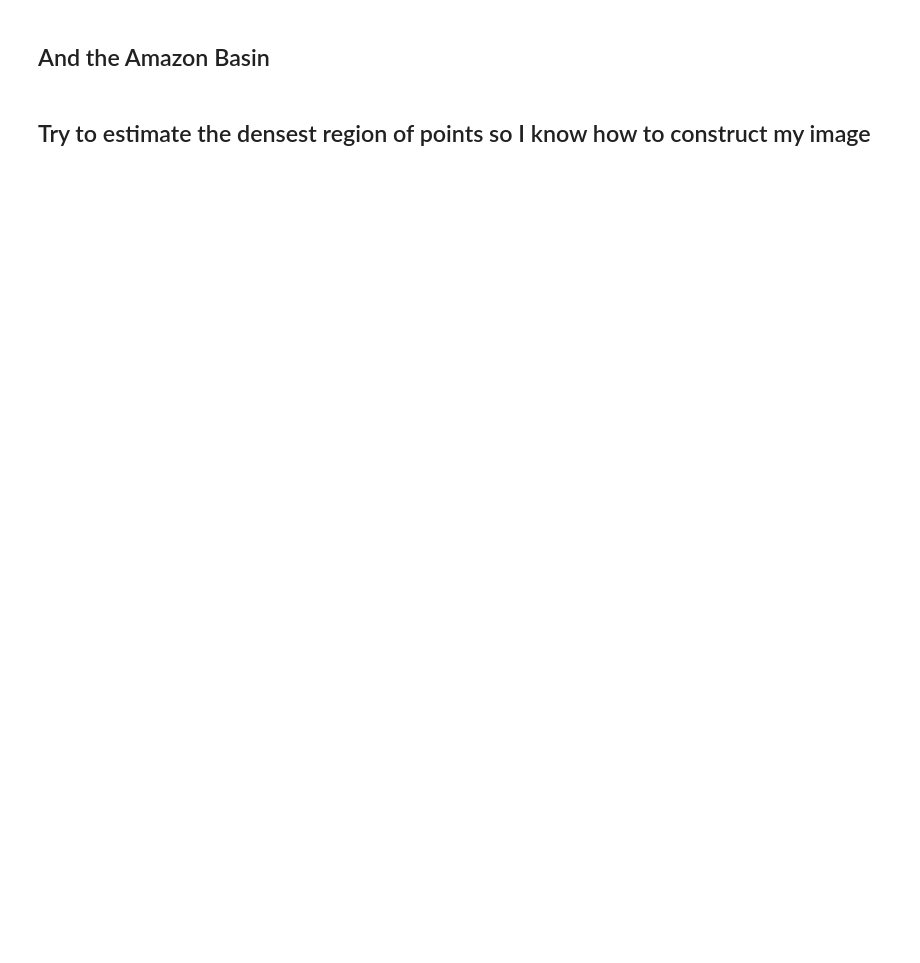
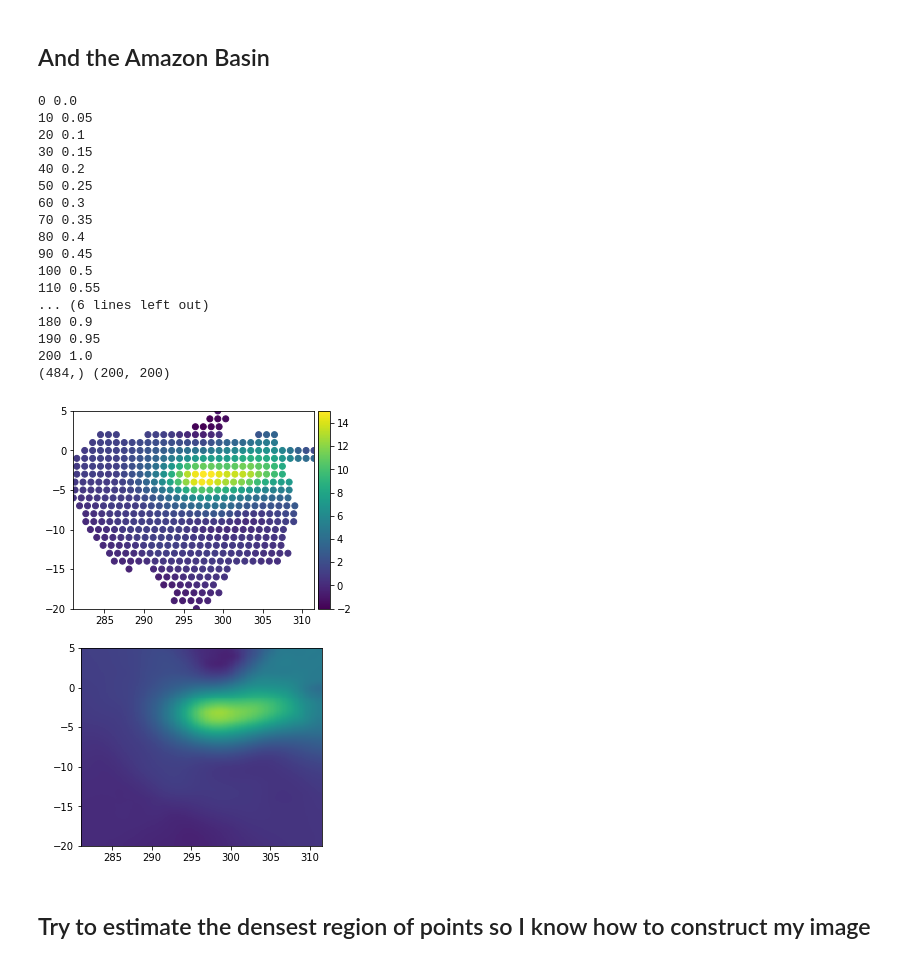
Before and after one commit to ageller/UniviewGRACE, a Jupyter notebook: GRACEEarth/rawdata/convertGRACEFit.ipynb, the cells around one changed output. Saved outputs shown, nothing was run; the diff lists cells and outputs as text; code cells hidden in the pictures; blank space fills up the shorter version.

```diff
--- a/GRACEEarth/rawdata/convertGRACEFit.ipynb
+++ b/GRACEEarth/rawdata/convertGRACEFit.ipynb
@@ -23,6 +23,9 @@ from PIL import Image
 from matplotlib import animation
 from IPython.display import HTML
 
+import multiprocessing
+ncores = 6
+
 #%matplotlib notebook
 %matplotlib inline
 # %%
@@ -227,35 +259,54 @@ def makeCmweGrid(ti, Ngridx, Ngridy, Nuse = 3, dp = 2., c = np.array([]), extent
 Amz = np.where(np.logical_and(mascons['location'] == 80, mascons['basin'] == 3005))[0]
 t = 76
 x = np.array([])
 y = np.array([])
 z = np.array([])
 for i in Amz:
     #x = np.append(x, np.array([-1., 1., 1., -1.]) * mascons['lon_span'][i]/2. + mascons['lon_center'][i])
     #y = np.append(y, np.array([-1., -1., 1., 1.]) * mascons['lat_span'][i]/2. + mascons['lat_center'][i])
     x = np.append(x, mascons['lon_center'][i])
     y = np.append(y, mascons['lat_center'][i])
     z = np.append(z, mascons['cmwe'][i,t] * mascons['area_km2'][i]*1e-5)
 
 
 f,ax = plt.subplots(2,1, figsize=(5, 8))
 
 vmin = min(z)
 vmax = max(z)
 p0 = ax[0].scatter(x,y, c=z, vmin=vmin, vmax=vmax)
 divider = make_axes_locatable(ax[0])
 cax = divider.append_axes("right", size="5%", pad=0.05)
 plt.colorbar(p0, cax = cax)
 #f.colorbar(p0, ax = ax[0])
 
-N = 100.
+N = 200.
 extent = [min(x), max(x), min(y), max(y)]
-zgrid = makeCmweGrid(t, N, N, extent = extent, reg = Amz, sigma = 2)
+zgrid = makeCmweGrid(t, N, N, extent = extent, reg = Amz, sigma = 3)#sigmam = 5, pct = 50)#sigma = 2)
 ax[1].imshow(zgrid, extent = extent, origin="lower", vmin=vmin, vmax=vmax)
 ax[0].set_xlim(extent[0], extent[1])
 ax[0].set_ylim(extent[2], extent[3])
 
 for a in ax:
     a.set_aspect('equal')
+# %% [output]
+0 0.0
+10 0.05
+20 0.1
+30 0.15
+40 0.2
+50 0.25
+60 0.3
+70 0.35
+80 0.4
+90 0.45
+100 0.5
+110 0.55
+... (6 lines left out)
+180 0.9
+190 0.95
+200 1.0
+(484,) (200, 200)
+[figure, added]
 # %% [markdown]
 ## Try to estimate the densest region of points so I know how to construct my image
 # %%
```
Also changed, not shown: parts of 19 cells of this notebook, 2 other files.
